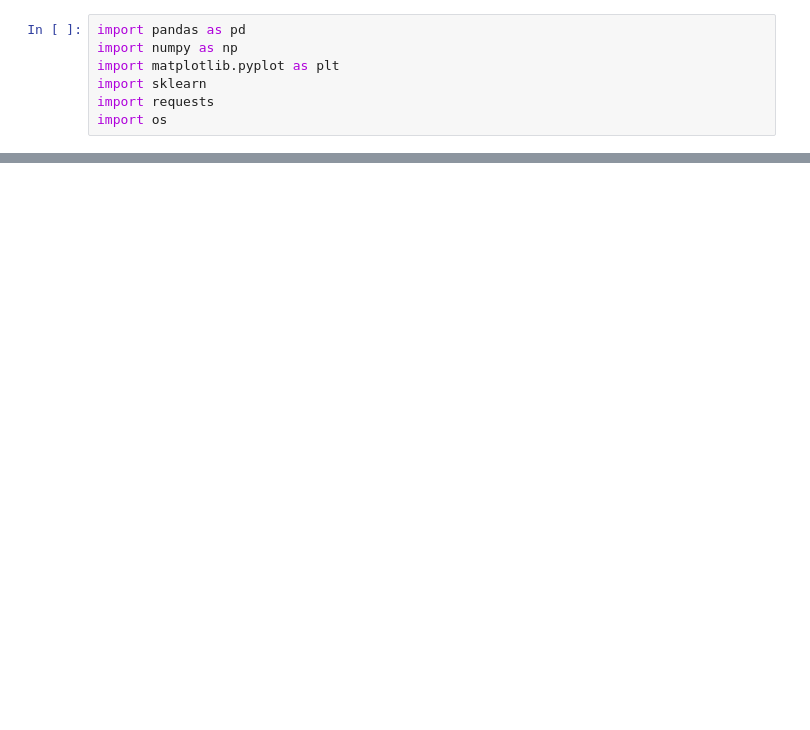
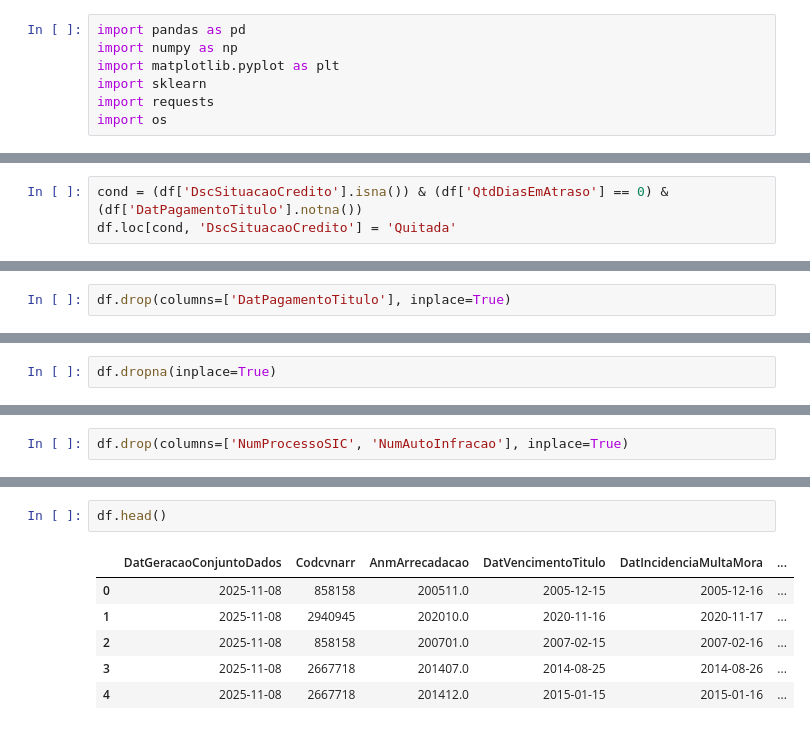
Before and after one commit to joaoPAndrade/projeto_final_ciencia_de_dados, a Jupyter notebook: trabalho.ipynb, the cells around one changed output, grey strips where cells are left out. Cells and saved outputs as stored; diff of their text form; blank space fills up the shorter version.

Commit message:
pt2 - iniciando a limpeza dos dados

```diff
--- a/trabalho.ipynb
+++ b/trabalho.ipynb
@@ -86,0 +313,3 @@ dtype: int64
+# %%
+cond = (df['DscSituacaoCredito'].isna()) & (df['QtdDiasEmAtraso'] == 0) & (df['DatPagamentoTitulo'].notna())
+df.loc[cond, 'DscSituacaoCredito'] = 'Quitada'
@@ -86,0 +336,2 @@ dtype: int64
+# %%
+df.drop(columns=['DatPagamentoTitulo'], inplace=True)
@@ -86,0 +349,2 @@ dtype: int64
+# %%
+df.dropna(inplace=True)
@@ -86,0 +386,2 @@ dtype: int64
+# %%
+df.drop(columns=['NumProcessoSIC', 'NumAutoInfracao'], inplace=True)
@@ -86,0 +408,9 @@ dtype: int64
+# %%
+df.head()
+# %% [output]
+|  | DatGeracaoConjuntoDados | Codcvnarr | AnmArrecadacao | DatVencimentoTitulo | DatIncidenciaMultaMora | ... |
+| 0 | 2025-11-08 | 858158 | 200511.0 | 2005-12-15 | 2005-12-16 | ... |
+| 1 | 2025-11-08 | 2940945 | 202010.0 | 2020-11-16 | 2020-11-17 | ... |
+| 2 | 2025-11-08 | 858158 | 200701.0 | 2007-02-15 | 2007-02-16 | ... |
+| 3 | 2025-11-08 | 2667718 | 201407.0 | 2014-08-25 | 2014-08-26 | ... |
+| 4 | 2025-11-08 | 2667718 | 201412.0 | 2015-01-15 | 2015-01-16 | ... |
```
Also changed, not shown: parts of 32 cells of this notebook.
